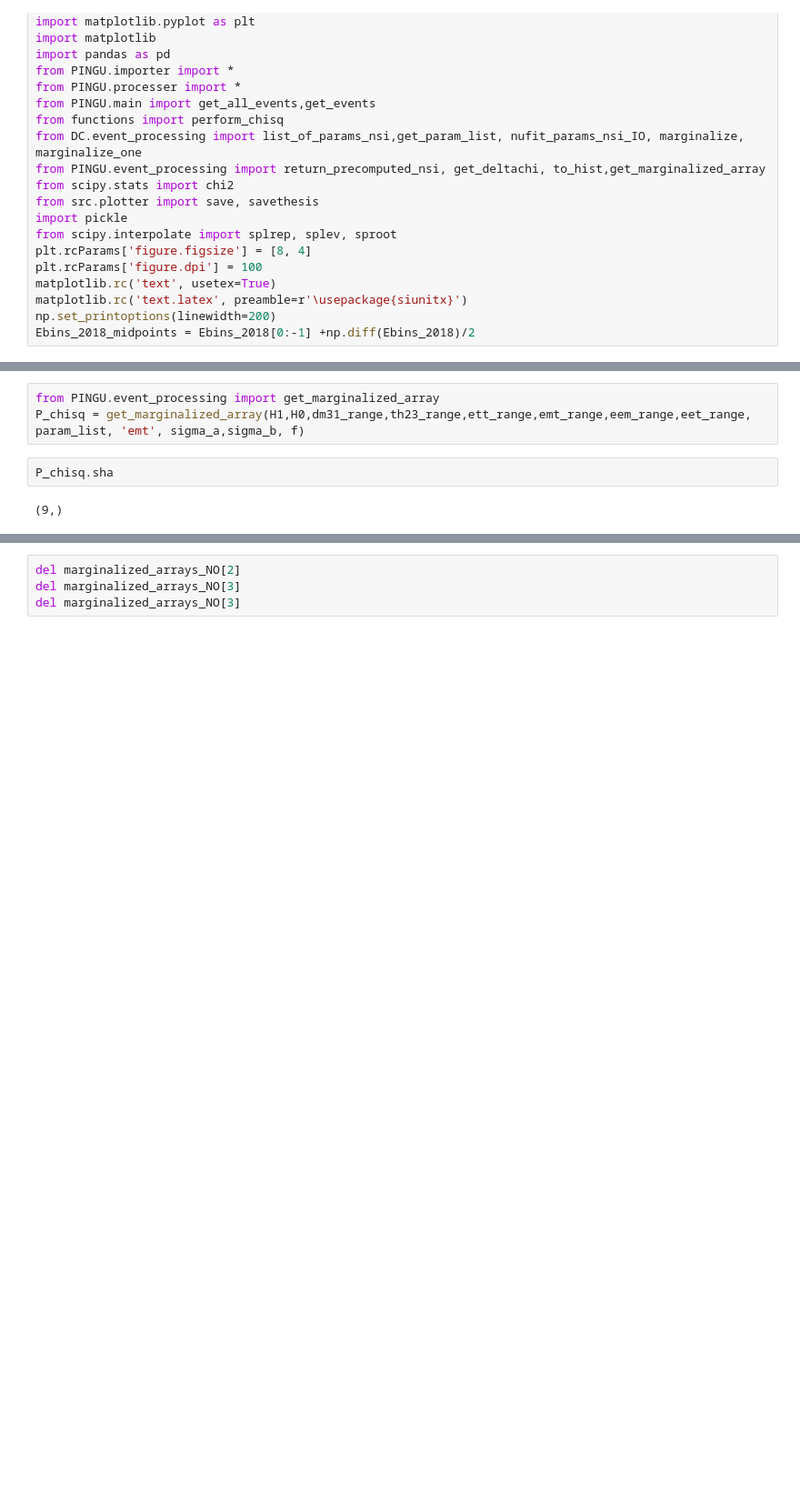
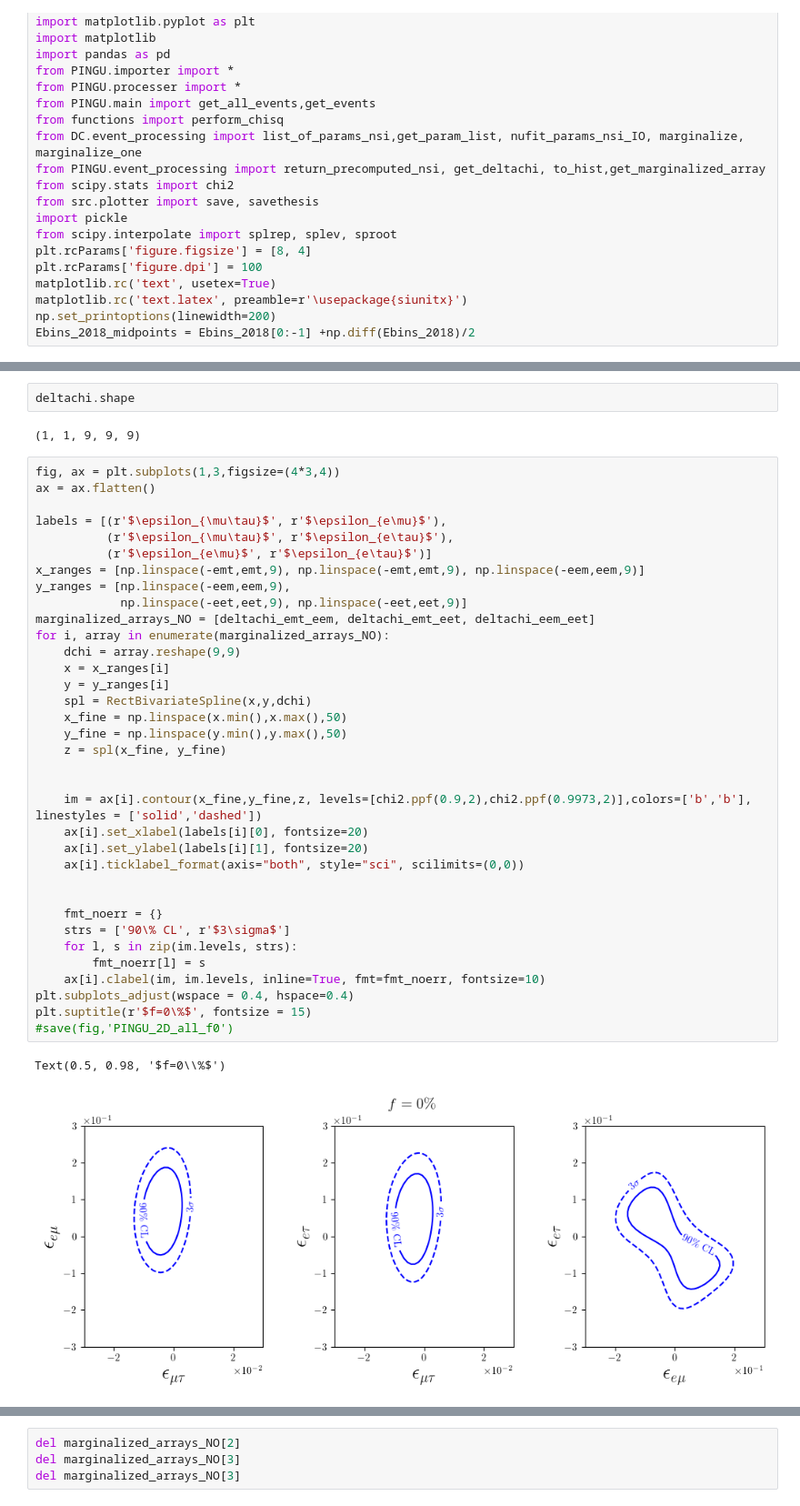
Before and after one commit to Sjoeborg/thesis, a Jupyter notebook: notebooks/PINGU/analysis.ipynb, the cells around one changed output, grey strips where cells are left out. Shown at 91% size. Cells and saved outputs as stored; diff of their text form; blank space fills up the shorter version.

```diff
--- a/notebooks/PINGU/analysis.ipynb
+++ b/notebooks/PINGU/analysis.ipynb
@@ -89,13 +97,48 @@ elif len(emt_range) > 1 and len(eem_range) > 1:
     deltachi_nomarg_emt_eem = deltachi
 if len(emt_range) > 1:
     deltachi_emt = deltachi
-# %%
-from PINGU.event_processing import get_marginalized_array
-P_chisq = get_marginalized_array(H1,H0,dm31_range,th23_range,ett_range,emt_range,eem_range,eet_range, param_list, 'emt', sigma_a,sigma_b, f)
-# %%
-P_chisq.sha
-# %% [output]
-(9,)
+# %%
+deltachi.shape
+# %% [output]
+(1, 1, 9, 9, 9)
+# %%
+fig, ax = plt.subplots(1,3,figsize=(4*3,4))
+ax = ax.flatten()
+
+labels = [(r'$\epsilon_{\mu\tau}$', r'$\epsilon_{e\mu}$'),
+          (r'$\epsilon_{\mu\tau}$', r'$\epsilon_{e\tau}$'),
+          (r'$\epsilon_{e\mu}$', r'$\epsilon_{e\tau}$')]
+x_ranges = [np.linspace(-emt,emt,9), np.linspace(-emt,emt,9), np.linspace(-eem,eem,9)]
+y_ranges = [np.linspace(-eem,eem,9),
+            np.linspace(-eet,eet,9), np.linspace(-eet,eet,9)]
+marginalized_arrays_NO = [deltachi_emt_eem, deltachi_emt_eet, deltachi_eem_eet]
+for i, array in enumerate(marginalized_arrays_NO):
+    dchi = array.reshape(9,9)
+    x = x_ranges[i]
+    y = y_ranges[i]
+    spl = RectBivariateSpline(x,y,dchi)
+    x_fine = np.linspace(x.min(),x.max(),50)
+    y_fine = np.linspace(y.min(),y.max(),50)
+    z = spl(x_fine, y_fine)
+
+
+    im = ax[i].contour(x_fine,y_fine,z, levels=[chi2.ppf(0.9,2),chi2.ppf(0.9973,2)],colors=['b','b'], linestyles = ['solid','dashed'])
+    ax[i].set_xlabel(labels[i][0], fontsize=20)
+    ax[i].set_ylabel(labels[i][1], fontsize=20)
+    ax[i].ticklabel_format(axis="both", style="sci", scilimits=(0,0))
+
+
+    fmt_noerr = {}
+    strs = ['90\% CL', r'$3\sigma$']
+    for l, s in zip(im.levels, strs):
+        fmt_noerr[l] = s
+    ax[i].clabel(im, im.levels, inline=True, fmt=fmt_noerr, fontsize=10)
+plt.subplots_adjust(wspace = 0.4, hspace=0.4)
+plt.suptitle(r'$f=0\%$', fontsize = 15)
+#save(fig,'PINGU_2D_all_f0')
+# %% [output]
+Text(0.5, 0.98, '$f=0\\%$')
+[figure, added]
 # %%
 from scipy.interpolate import RectBivariateSpline
 finer_e_range = np.linspace(-emt,emt,50)
```
Also changed, not shown: parts of 12 cells of this notebook, 19 other files.
